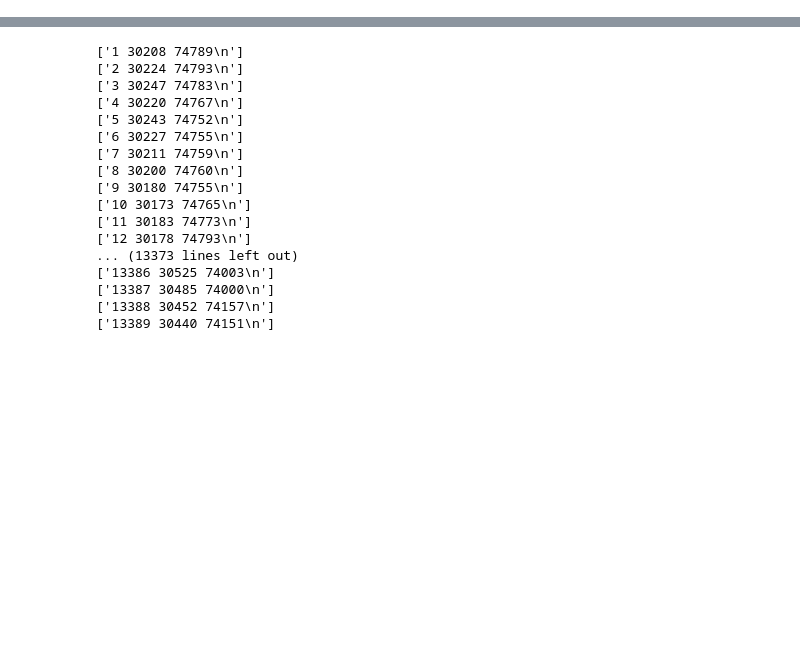
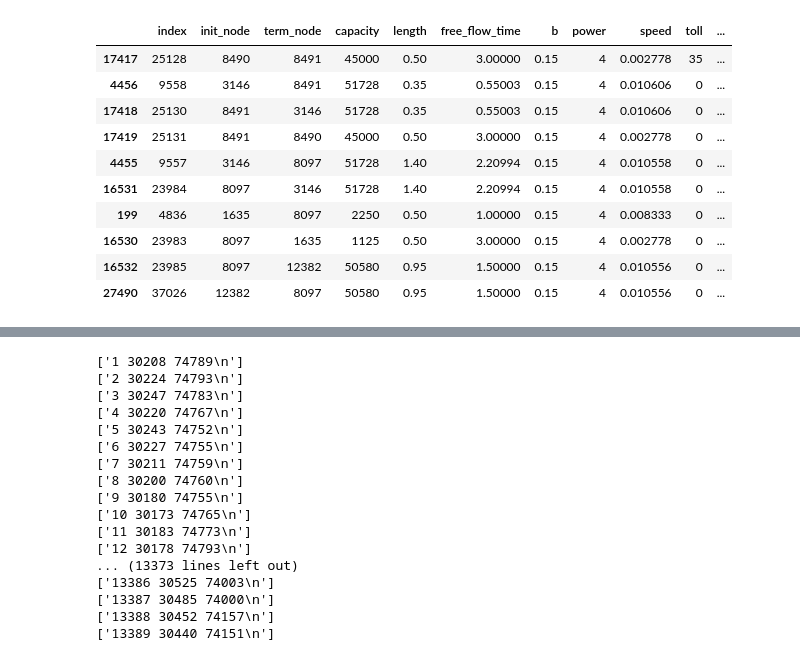
Before and after one commit to erikaguti/BSE_Networks_Final, a Jupyter notebook: Philadelphia.ipynb, the cells around one changed output, grey strips where cells are left out. Cells and saved outputs as stored; diff of their text form; code cells hidden in the pictures; blank space fills up the shorter version.

```diff
--- a/Philadelphia.ipynb
+++ b/Philadelphia.ipynb
@@ -81,0 +100,14 @@ non_tollroads_connected_to_tolls = non_toll_roads[(non_toll_roads['init_node'].i
+# %%
+toll_network
+# %% [output]
+|  | index | init_node | term_node | capacity | length | free_flow_time | b | power | speed | toll | ... |
+| 17417 | 25128 | 8490 | 8491 | 45000 | 0.50 | 3.00000 | 0.15 | 4 | 0.002778 | 35 | ... |
+| 4456 | 9558 | 3146 | 8491 | 51728 | 0.35 | 0.55003 | 0.15 | 4 | 0.010606 | 0 | ... |
+| 17418 | 25130 | 8491 | 3146 | 51728 | 0.35 | 0.55003 | 0.15 | 4 | 0.010606 | 0 | ... |
+| 17419 | 25131 | 8491 | 8490 | 45000 | 0.50 | 3.00000 | 0.15 | 4 | 0.002778 | 0 | ... |
+| 4455 | 9557 | 3146 | 8097 | 51728 | 1.40 | 2.20994 | 0.15 | 4 | 0.010558 | 0 | ... |
+| 16531 | 23984 | 8097 | 3146 | 51728 | 1.40 | 2.20994 | 0.15 | 4 | 0.010558 | 0 | ... |
+| 199 | 4836 | 1635 | 8097 | 2250 | 0.50 | 1.00000 | 0.15 | 4 | 0.008333 | 0 | ... |
+| 16530 | 23983 | 8097 | 1635 | 1125 | 0.50 | 3.00000 | 0.15 | 4 | 0.002778 | 0 | ... |
+| 16532 | 23985 | 8097 | 12382 | 50580 | 0.95 | 1.50000 | 0.15 | 4 | 0.010556 | 0 | ... |
+| 27490 | 37026 | 12382 | 8097 | 50580 | 0.95 | 1.50000 | 0.15 | 4 | 0.010556 | 0 | ... |
```
Also changed, not shown: parts of 25 cells of this notebook, 1 other file.
